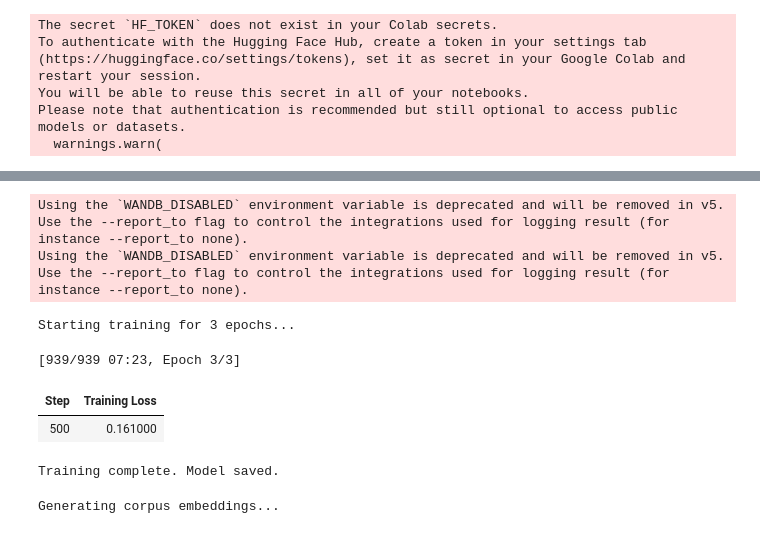
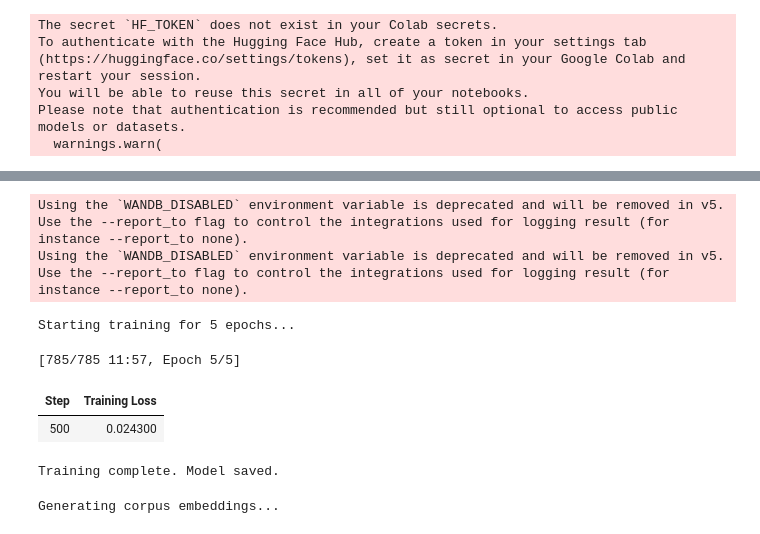
Before and after one commit to e1-m/nlp_7th_sem, a Jupyter notebook: labs/lab5/lab5.ipynb, the cells around one changed output, grey strips where cells are left out. Drawn from its saved outputs; the diff is of its cells as text; code cells hidden in the pictures.

```diff
--- a/labs/lab5/lab5.ipynb
+++ b/labs/lab5/lab5.ipynb
@@ -48,7 +48,7 @@ def load_training_data(dataset_path):
 
     print(f"Training examples prepared: {len(train_examples)}")
 
-    return DataLoader(train_examples, shuffle=True, batch_size=32)
+    return DataLoader(train_examples, shuffle=True, batch_size=64)
 # %%
 df_corpus, df_validation_queries = load_validation_data(CORPUS_FILE, QUERIES_FILE)
 
@@ -79,30 +100,30 @@ Please note that authentication is recommended but still optional to access publ
 # %%
 from sentence_transformers import losses
 
 import os
 os.environ['WANDB_DISABLED'] = 'true'
 
-num_epochs = 3
+num_epochs = 5
 warmup_steps = int(len(train_dataloader) * num_epochs * 0.1)
-train_loss = losses.TripletLoss(model=model, distance_metric=losses.TripletDistanceMetric.COSINE, triplet_margin=0.8)
+train_loss = losses.TripletLoss(model=model, distance_metric=losses.TripletDistanceMetric.COSINE, triplet_margin=0.3)
 
 print(f"Starting training for {num_epochs} epochs...")
 model.fit(
     train_objectives=[(train_dataloader, train_loss)],
     epochs=num_epochs,
     warmup_steps=warmup_steps,
     output_path=f'{BASE_PATH}/sentence_transformer_model',
     show_progress_bar=True,
 
 )
 print("Training complete. Model saved.")
 # %% [output]
 Using the `WANDB_DISABLED` environment variable is deprecated and will be removed in v5. Use the --report_to flag to control the integrations used for logging result (for instance --report_to none).
 Using the `WANDB_DISABLED` environment variable is deprecated and will be removed in v5. Use the --report_to flag to control the integrations used for logging result (for instance --report_to none).
-Starting training for 3 epochs...
+Starting training for 5 epochs...
-[939/939 07:23, Epoch 3/3]
+[785/785 11:57, Epoch 5/5]
 | Step | Training Loss |
-| 500 | 0.161000 |
+| 500 | 0.024300 |
 Training complete. Model saved.
 # %%
 from sklearn.metrics.pairwise import cosine_similarity
```
Also changed, not shown: parts of 7 cells of this notebook.
